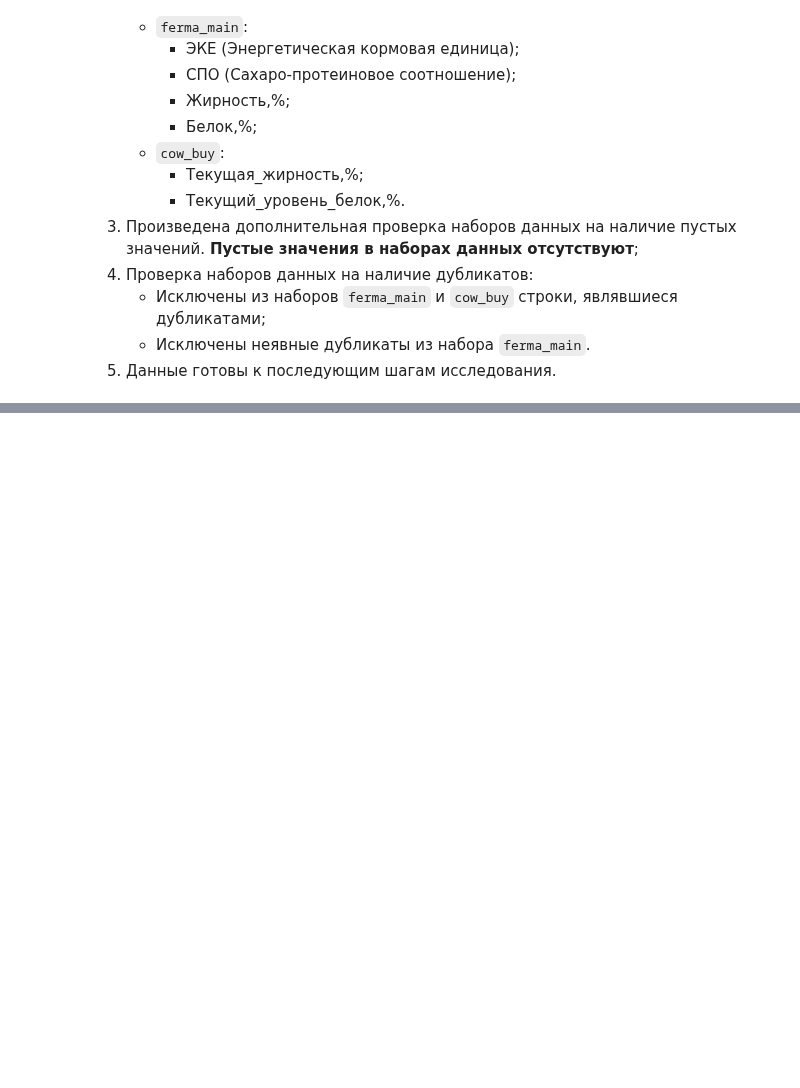
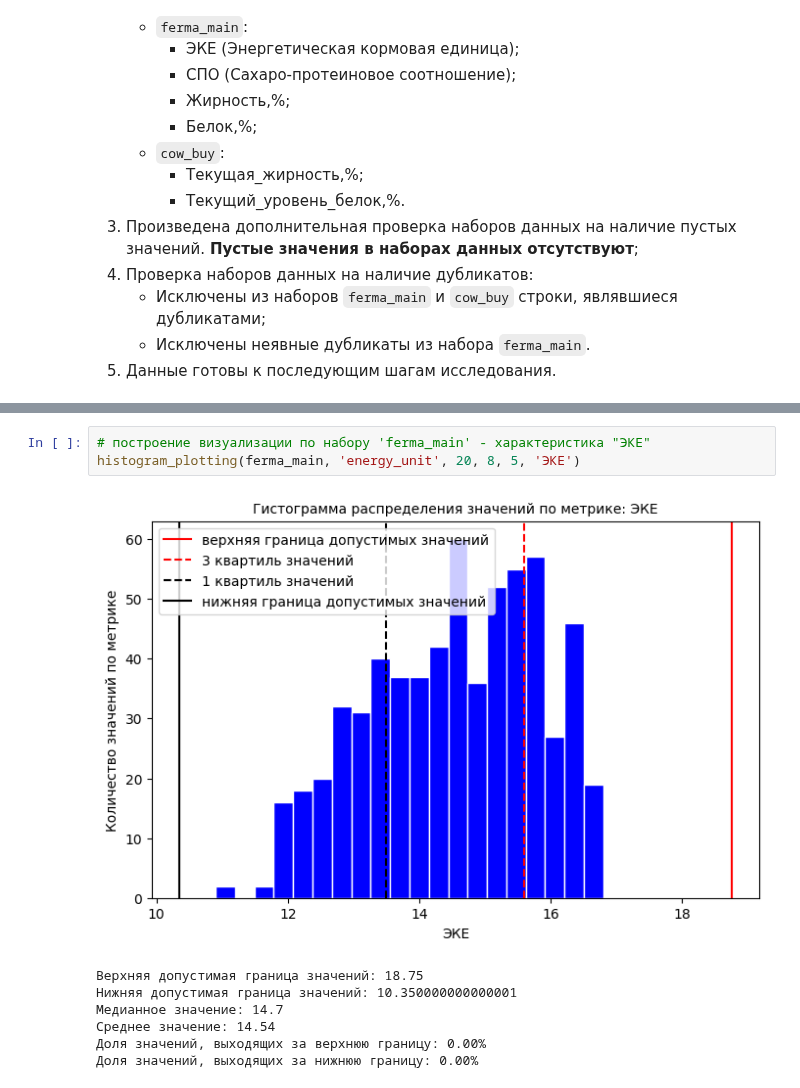
Before and after one commit to MrKostas/YandexPractikum_projects, a Jupyter notebook: notebooks/SixthPetProject_LinearModels.ipynb, the cells around one changed output, grey strips where cells are left out. Saved outputs shown, nothing was run; the diff lists cells and outputs as text; blank space fills up the shorter version.

```diff
--- a/notebooks/SixthPetProject_LinearModels.ipynb
+++ b/notebooks/SixthPetProject_LinearModels.ipynb
@@ -540,0 +665,11 @@ implicit_duplicates(cow_buy)
+# %%
+# построение визуализации по набору 'ferma_main' - характеристика "ЭКЕ"
+histogram_plotting(ferma_main, 'energy_unit', 20, 8, 5, 'ЭКЕ')
+# %% [output]
+[figure, added]
+Верхняя допустимая граница значений: 18.75
+Нижняя допустимая граница значений: 10.350000000000001
+Медианное значение: 14.7
+Среднее значение: 14.54
+Доля значений, выходящих за верхнюю границу: 0.00%
+Доля значений, выходящих за нижнюю границу: 0.00%
```
Also changed, not shown: parts of 23 cells of this notebook.
